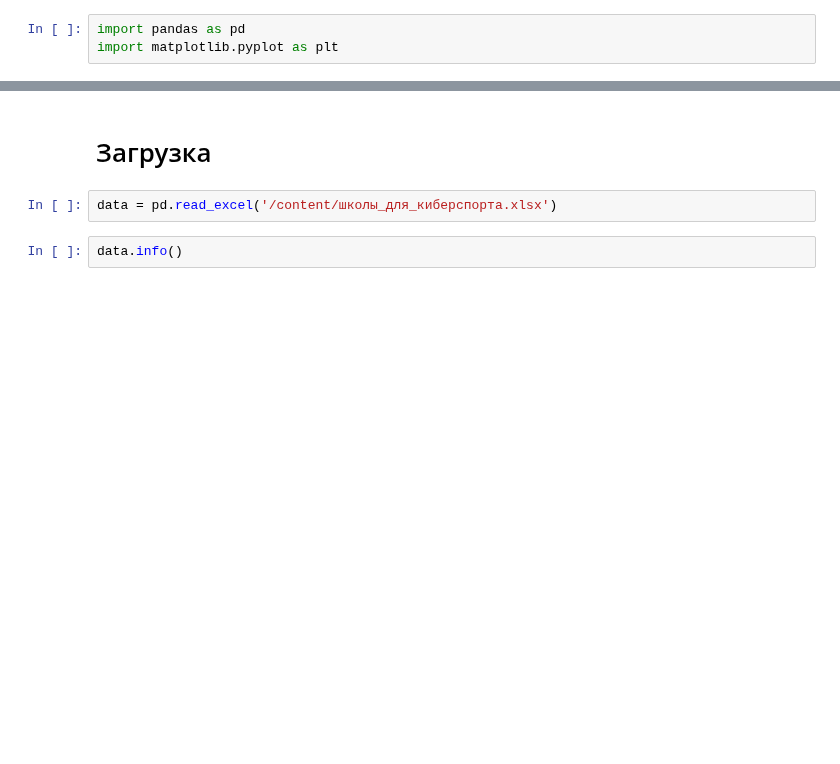
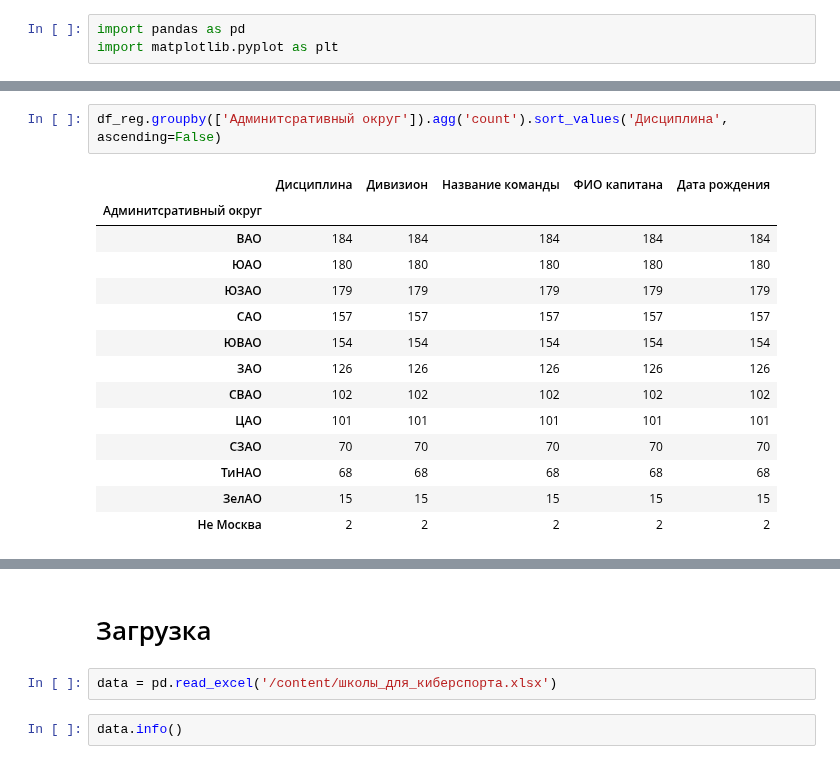
Before and after one commit to vn322/Sport-University, a Jupyter notebook: школы_кибер.ipynb, the cells around one changed output, grey strips where cells are left out. Cells and saved outputs as stored; diff of their text form; blank space fills up the shorter version.

```diff
--- a/школы_кибер.ipynb
+++ b/школы_кибер.ipynb
@@ -5,0 +73,17 @@ import matplotlib.pyplot as plt
+# %%
+df_reg.groupby(['Админитсративный округ']).agg('count').sort_values('Дисциплина', ascending=False)
+# %% [output]
+|  | Дисциплина | Дивизион | Название команды | ФИО капитана | Дата рождения |
+| Админитсративный округ |  |  |  |  |  |
+| ВАО | 184 | 184 | 184 | 184 | 184 |
+| ЮАО | 180 | 180 | 180 | 180 | 180 |
+| ЮЗАО | 179 | 179 | 179 | 179 | 179 |
+| САО | 157 | 157 | 157 | 157 | 157 |
+| ЮВАО | 154 | 154 | 154 | 154 | 154 |
+| ЗАО | 126 | 126 | 126 | 126 | 126 |
+| СВАО | 102 | 102 | 102 | 102 | 102 |
+| ЦАО | 101 | 101 | 101 | 101 | 101 |
+| СЗАО | 70 | 70 | 70 | 70 | 70 |
+| ТиНАО | 68 | 68 | 68 | 68 | 68 |
+| ЗелАО | 15 | 15 | 15 | 15 | 15 |
+| Не Москва | 2 | 2 | 2 | 2 | 2 |
```
Also changed, not shown: parts of 13 cells of this notebook.
